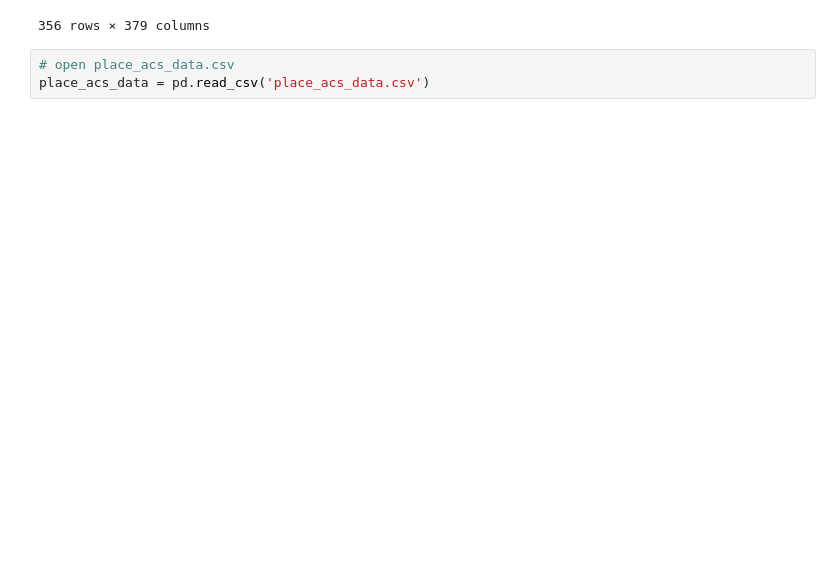
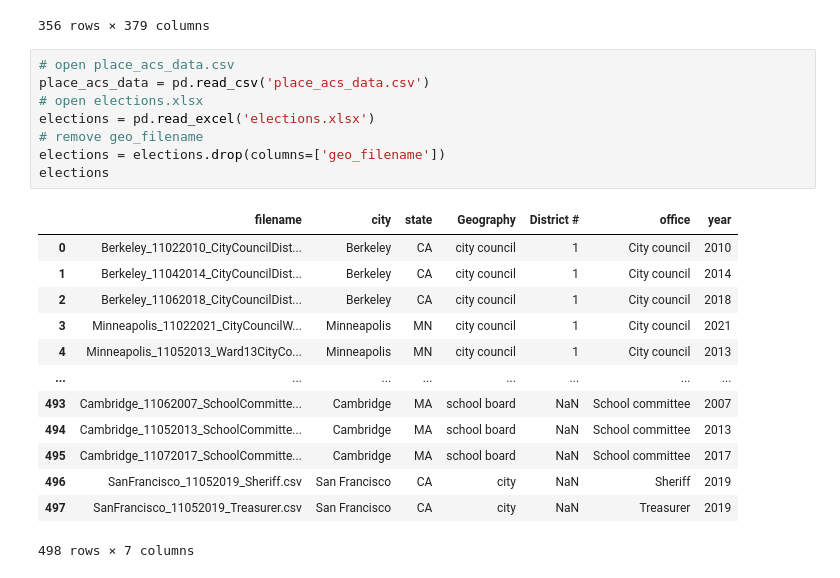
Before and after one commit to keverage-guan/RA-Work, a Jupyter notebook: acs/elections.ipynb, the cells around one changed output. Cells and saved outputs as stored; diff of their text form; blank space fills up the shorter version.

```diff
--- a/acs/elections.ipynb
+++ b/acs/elections.ipynb
@@ -141,6 +156,25 @@ aggregated_df
 # %%
 # open place_acs_data.csv
 place_acs_data = pd.read_csv('place_acs_data.csv')
+# open elections.xlsx
+elections = pd.read_excel('elections.xlsx')
+# remove geo_filename
+elections = elections.drop(columns=['geo_filename'])
+elections
+# %% [output]
+|  | filename | city | state | Geography | District # | office | year |
+| 0 | Berkeley_11022010_CityCouncilDist... | Berkeley | CA | city council | 1 | City council | 2010 |
+| 1 | Berkeley_11042014_CityCouncilDist... | Berkeley | CA | city council | 1 | City council | 2014 |
+| 2 | Berkeley_11062018_CityCouncilDist... | Berkeley | CA | city council | 1 | City council | 2018 |
+| 3 | Minneapolis_11022021_CityCouncilW... | Minneapolis | MN | city council | 1 | City council | 2021 |
+| 4 | Minneapolis_11052013_Ward13CityCo... | Minneapolis | MN | city council | 1 | City council | 2013 |
+| ... | ... | ... | ... | ... | ... | ... | ... |
+| 493 | Cambridge_11062007_SchoolCommitte... | Cambridge | MA | school board | NaN | School committee | 2007 |
+| 494 | Cambridge_11052013_SchoolCommitte... | Cambridge | MA | school board | NaN | School committee | 2013 |
+| 495 | Cambridge_11072017_SchoolCommitte... | Cambridge | MA | school board | NaN | School committee | 2017 |
+| 496 | SanFrancisco_11052019_Sheriff.csv | San Francisco | CA | city | NaN | Sheriff | 2019 |
+| 497 | SanFrancisco_11052019_Treasurer.csv | San Francisco | CA | city | NaN | Treasurer | 2019 |
+498 rows × 7 columns
 # %%
 # concat place_acs_data and aggregated_df
 elections_data = pd.concat([place_acs_data, aggregated_df], axis=0)
```
Also changed, not shown: parts of 4 cells of this notebook, 6 other files.
